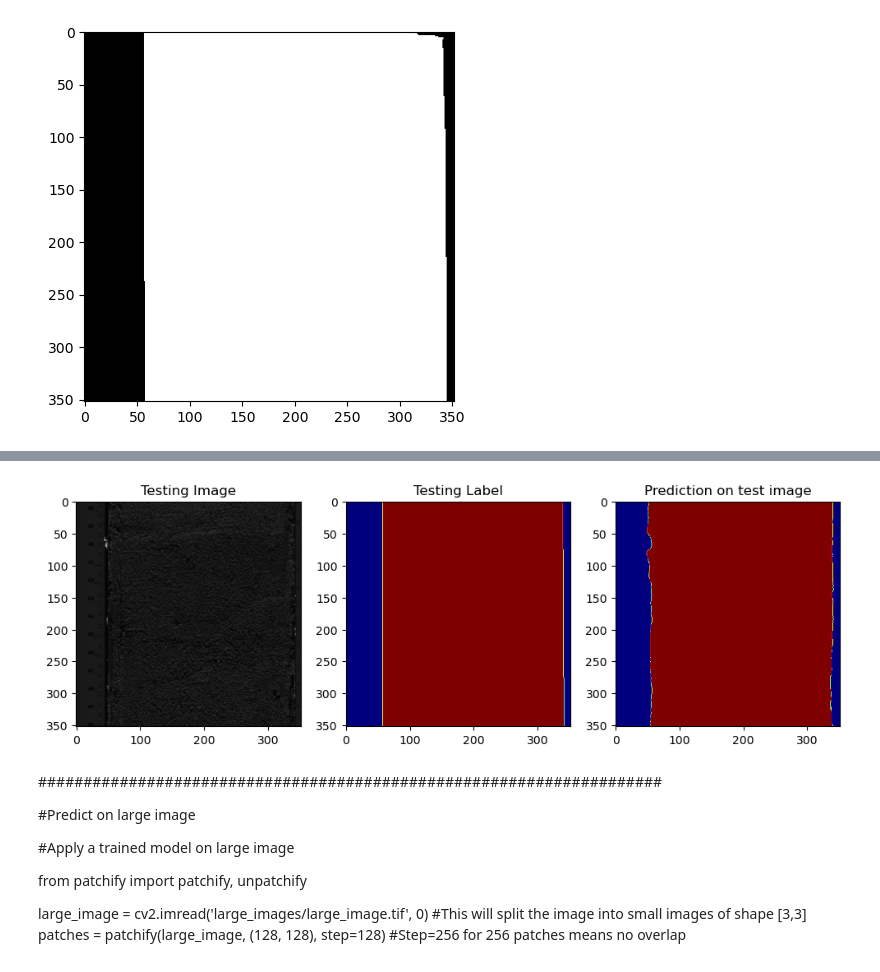
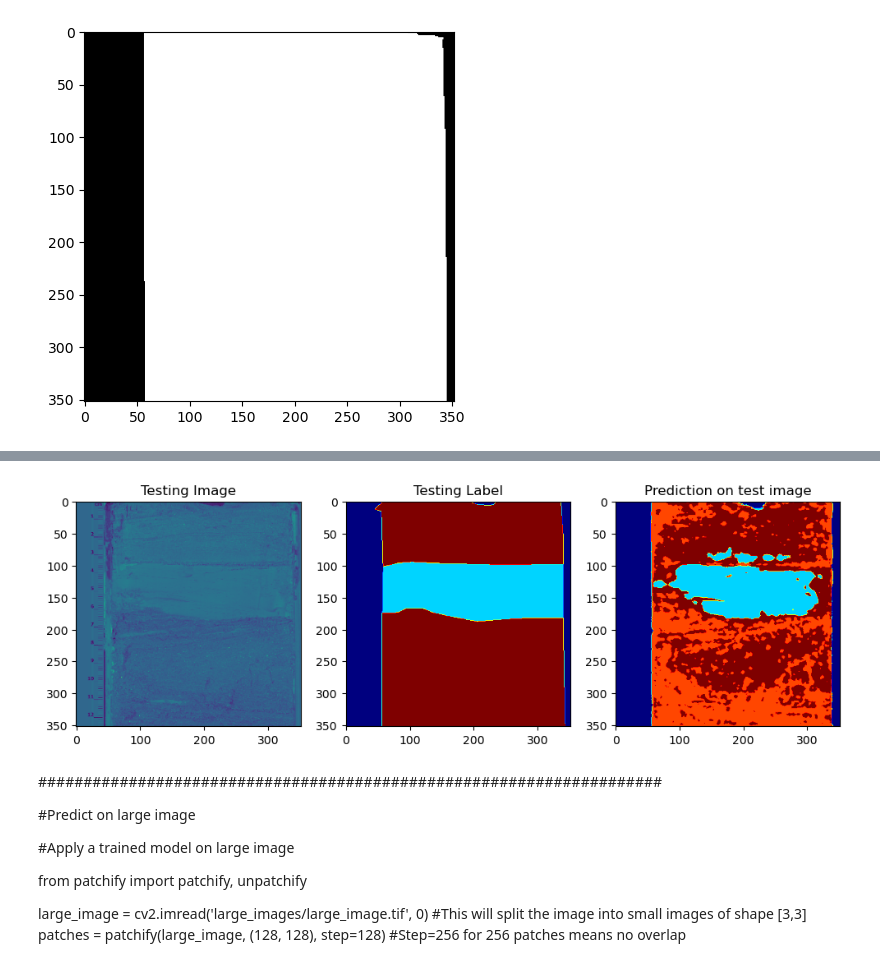
Before and after one commit to pbecerrav/ADS_course, a Jupyter notebook: Module6/project/M6_code/M6_project_PB_SS.ipynb, the cells around one changed output, grey strips where cells are left out. Drawn from its saved outputs; the diff is of its cells as text; code cells hidden in the pictures.

Commit message:
M6 Project. Presentation and Model4 run

```diff
--- a/Module6/project/M6_code/M6_project_PB_SS.ipynb
+++ b/Module6/project/M6_code/M6_project_PB_SS.ipynb
@@ -565,8 +557,7 @@ model.load_weights('/Users/pbecerra/CAS/ADS_course/Module6/project/image_data/z_
 # %%
 ##################################
-#model = get_model()
-#model.load_weights('/Users/pbecerra/CAS/ADS_course/Module6/project/image_data/z_tryout/SS_model_test_1.keras')
-#model.load_weights('sandstone_50_epochs_catXentropy_acc_with_weights.hdf5')
+model = get_model()
+model.load_weights('/Users/pbecerra/CAS/ADS_course/Module6/project/image_data/z_tryout/Model4_random_catXent.keras')
 
 #IOU
 y_pred=model.predict(X_test)
@@ -640,7 +631,7 @@ plt.imshow(train_masks[0,:,:], cmap='gray')
 #model = get_model()
 #model.load_weights('???.hdf5')
 import random
-test_img_number = 40#random.randint(0, len(X_test))
+test_img_number = 20#random.randint(0, len(X_test))
 test_img = X_test[test_img_number]
 ground_truth=y_test[test_img_number]
 test_img_norm=test_img[:,:,0][:,:,None]
@@ -652,7 +643,7 @@ predicted_img=np.argmax(prediction, axis=3)[0,:,:]
 plt.figure(figsize=(12, 8))
 plt.subplot(231)
 plt.title('Testing Image')
-plt.imshow(test_img[:,:,0], cmap='gray')
+plt.imshow(test_img[:,:,0])#, cmap='gray')
 plt.subplot(232)
 plt.title('Testing Label')
 plt.imshow(ground_truth[:,:,0], cmap='jet')
@@ -665,4 +656,4 @@ plt.show()
-[figure, old version]
+[figure, new version]
 # %% [markdown]
 #####################################################################
 
```
Also changed, not shown: parts of 16 cells of this notebook, 1 other file.
